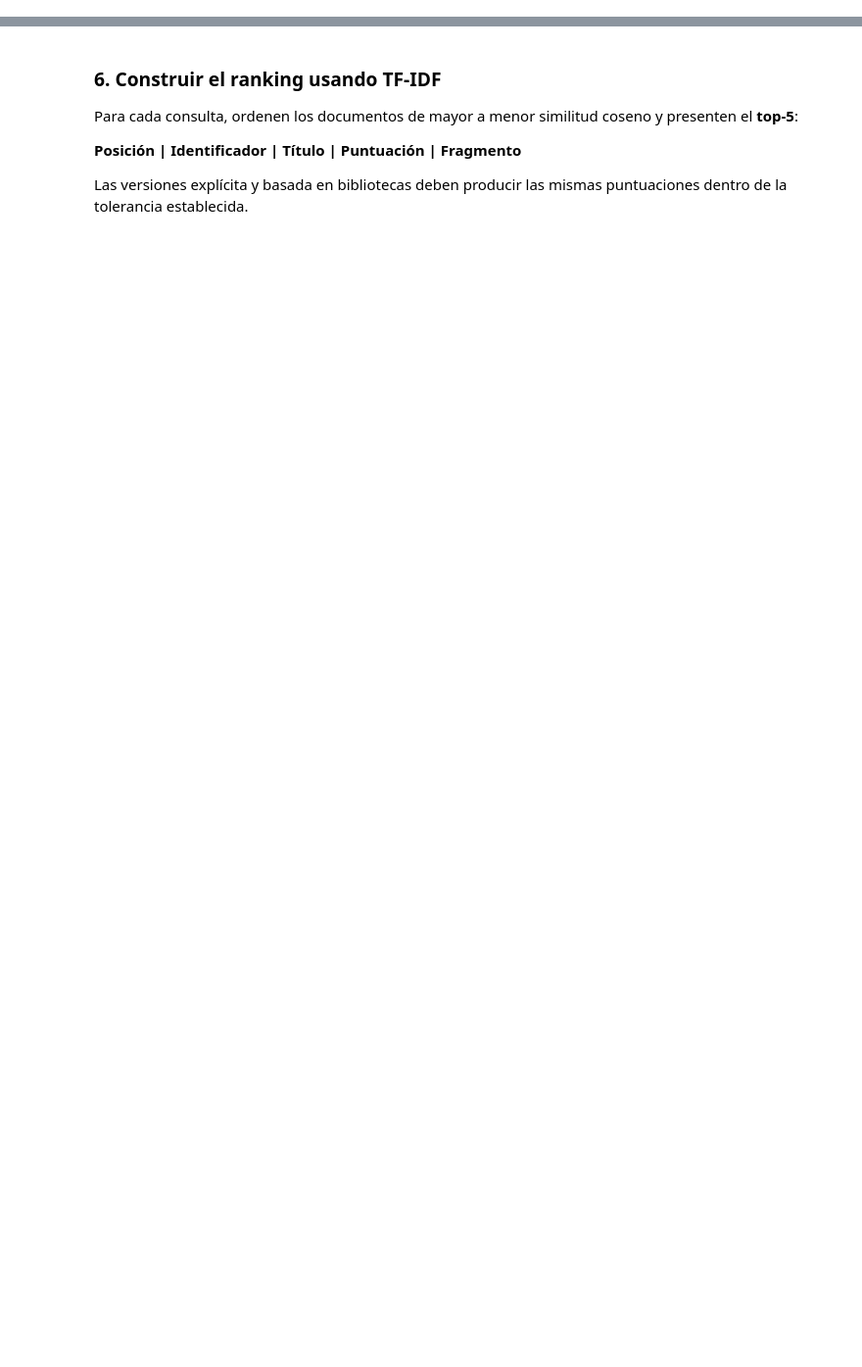
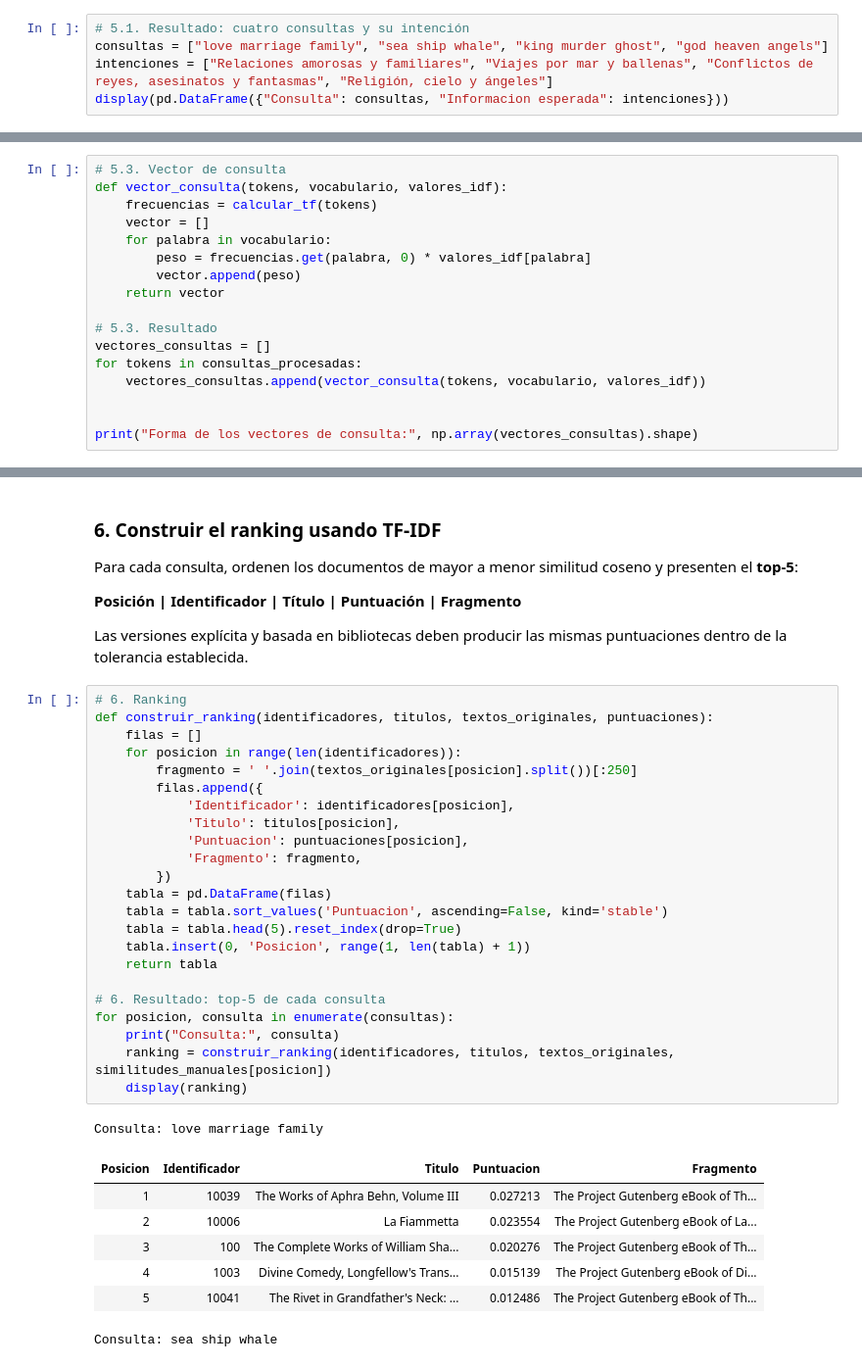
Before and after one commit to ambrosiafr/Ejercicio-02-Vector-Search, a Jupyter notebook: 03_vectorsearch.ipynb, the cells around one changed output, grey strips where cells are left out. Shown at 98% size. Cells and saved outputs as stored; diff of their text form; blank space fills up the shorter version.

```diff
--- a/03_vectorsearch.ipynb
+++ b/03_vectorsearch.ipynb
@@ -78,0 +447,5 @@ Si no coinciden, investiguen el preprocesamiento, el orden de columnas, la fórm
+# %%
+# 5.1. Resultado: cuatro consultas y su intención
+consultas = ["love marriage family", "sea ship whale", "king murder ghost", "god heaven angels"]
+intenciones = ["Relaciones amorosas y familiares", "Viajes por mar y ballenas", "Conflictos de reyes, asesinatos y fantasmas", "Religión, cielo y ángeles"]
+display(pd.DataFrame({"Consulta": consultas, "Informacion esperada": intenciones}))
@@ -78,0 +474,17 @@ Si no coinciden, investiguen el preprocesamiento, el orden de columnas, la fórm
+# %%
+# 5.3. Vector de consulta
+def vector_consulta(tokens, vocabulario, valores_idf):
+    frecuencias = calcular_tf(tokens)
+    vector = []
+    for palabra in vocabulario:
+        peso = frecuencias.get(palabra, 0) * valores_idf[palabra]
+        vector.append(peso)
+    return vector
+
+# 5.3. Resultado
+vectores_consultas = []
+for tokens in consultas_procesadas:
+    vectores_consultas.append(vector_consulta(tokens, vocabulario, valores_idf))
+
+
+print("Forma de los vectores de consulta:", np.array(vectores_consultas).shape)
@@ -114,3 +594,35 @@ Para cada consulta, ordenen los documentos de mayor a menor similitud coseno y p
 **Posición | Identificador | Título | Puntuación | Fragmento**
 
 Las versiones explícita y basada en bibliotecas deben producir las mismas puntuaciones dentro de la tolerancia establecida.
+# %%
+# 6. Ranking
+def construir_ranking(identificadores, titulos, textos_originales, puntuaciones):
+    filas = []
+    for posicion in range(len(identificadores)):
+        fragmento = ' '.join(textos_originales[posicion].split())[:250]
+        filas.append({
+            'Identificador': identificadores[posicion],
+            'Titulo': titulos[posicion],
+            'Puntuacion': puntuaciones[posicion],
+            'Fragmento': fragmento,
+        })
+    tabla = pd.DataFrame(filas)
+    tabla = tabla.sort_values('Puntuacion', ascending=False, kind='stable')
+    tabla = tabla.head(5).reset_index(drop=True)
+    tabla.insert(0, 'Posicion', range(1, len(tabla) + 1))
+    return tabla
+
+# 6. Resultado: top-5 de cada consulta
+for posicion, consulta in enumerate(consultas):
+    print("Consulta:", consulta)
+    ranking = construir_ranking(identificadores, titulos, textos_originales, similitudes_manuales[posicion])
+    display(ranking)
+# %% [output]
+Consulta: love marriage family
+| Posicion | Identificador | Titulo | Puntuacion | Fragmento |
+| 1 | 10039 | The Works of Aphra Behn, Volume III | 0.027213 | The Project Gutenberg eBook of Th... |
+| 2 | 10006 | La Fiammetta | 0.023554 | The Project Gutenberg eBook of La... |
+| 3 | 100 | The Complete Works of William Sha... | 0.020276 | The Project Gutenberg eBook of Th... |
+| 4 | 1003 | Divine Comedy, Longfellow's Trans... | 0.015139 | The Project Gutenberg eBook of Di... |
+| 5 | 10041 | The Rivet in Grandfather's Neck: ... | 0.012486 | The Project Gutenberg eBook of Th... |
+Consulta: sea ship whale
```
Also changed, not shown: parts of 43 cells of this notebook.
